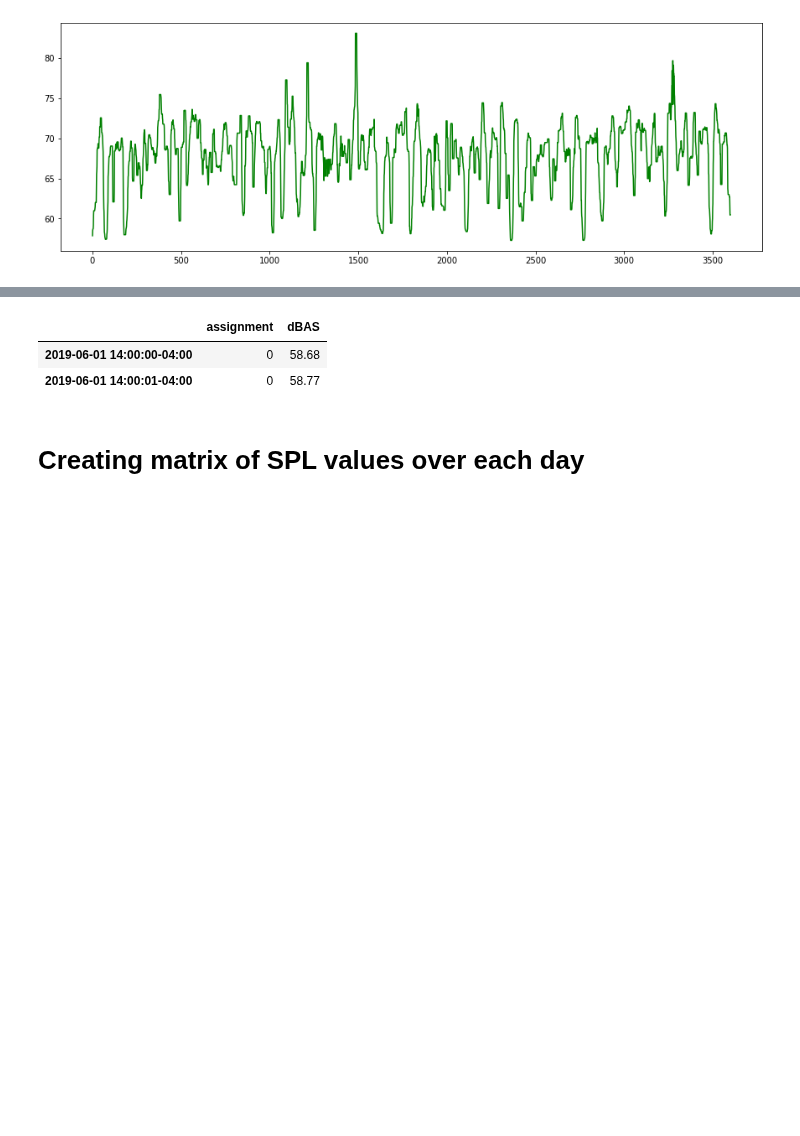
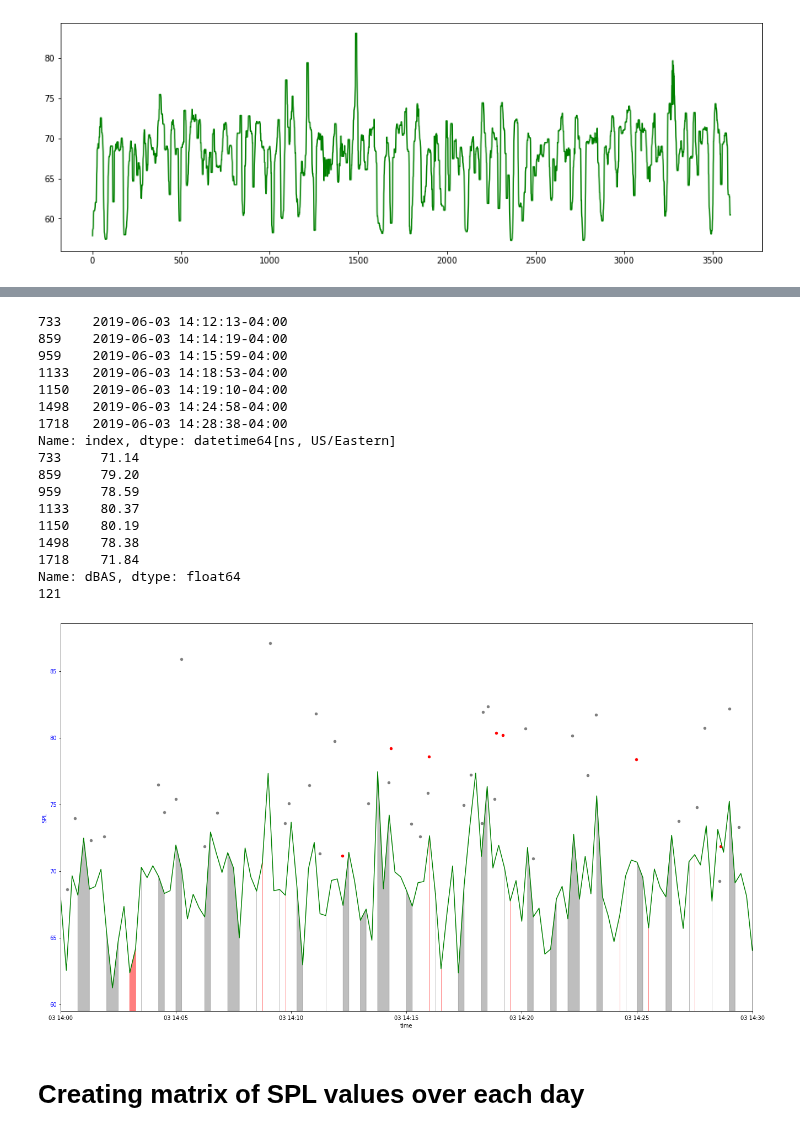
Before and after one commit to marin-hyatt/public-redhook-analysis, a Jupyter notebook: Truck_Analysis.ipynb, the cells around one changed output, grey strips where cells are left out. Cells and saved outputs as stored; diff of their text form; code cells hidden in the pictures; blank space fills up the shorter version.

```diff
--- a/Truck_Analysis.ipynb
+++ b/Truck_Analysis.ipynb
@@ -973,9 +907,3 @@ Name: index, dtype: datetime64[ns, US/Eastern]
-# %%
-hour_joined_df[hour_joined_df.index[0]:hour_joined_df.index[1]]
-# %% [output]
-|  | assignment | dBAS |
-| 2019-06-01 14:00:00-04:00 | 0 | 58.68 |
-| 2019-06-01 14:00:01-04:00 | 0 | 58.77 |
 # %%
 def plot_truck_clusters_scatter(joined_df, peak_window_size, smoothing_window_size, ds_factor, smoothing):
     """
@@ -1086,8 +994,27 @@ def plot_truck_clusters_scatter(joined_df, peak_window_size, smoothing_window_si
 # %%
 # all_joined_df_cut['2019-06-03 14:00:00-04:00':'2019-06-03 14:30:00-04:00'].iloc[::15].reset_index()['index']
 # %%
-# plot_truck_clusters_scatter(all_joined_df_cut['2019-06-03 14:00:00-04:00':'2019-06-03 14:30:00-04:00'], \
-#                             7, 11, 15, 'mean')
+plot_truck_clusters_scatter(all_joined_df_cut['2019-06-03 14:00:00-04:00':'2019-06-03 14:30:00-04:00'], \
+                            7, 11, 15, 'mean')
+# %% [output]
+733    2019-06-03 14:12:13-04:00
+859    2019-06-03 14:14:19-04:00
+959    2019-06-03 14:15:59-04:00
+1133   2019-06-03 14:18:53-04:00
+1150   2019-06-03 14:19:10-04:00
+1498   2019-06-03 14:24:58-04:00
+1718   2019-06-03 14:28:38-04:00
+Name: index, dtype: datetime64[ns, US/Eastern]
+733     71.14
+859     79.20
+959     78.59
+1133    80.37
+1150    80.19
+1498    78.38
+1718    71.84
+Name: dBAS, dtype: float64
+121
+[figure, added]
 # %%
 # plot_truck_clusters_scatter(all_joined_df_cut['2019-06-03 14:40:00-04:00':'2019-06-03 14:50:00-04:00'], \
 #                             7, 0.5, 1, 'gaussian')
```
Also changed, not shown: parts of 58 cells of this notebook.
